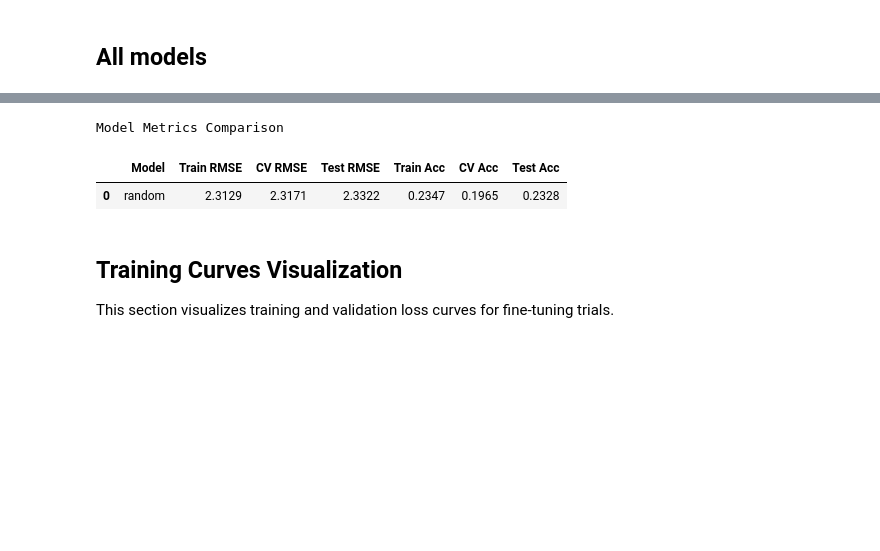
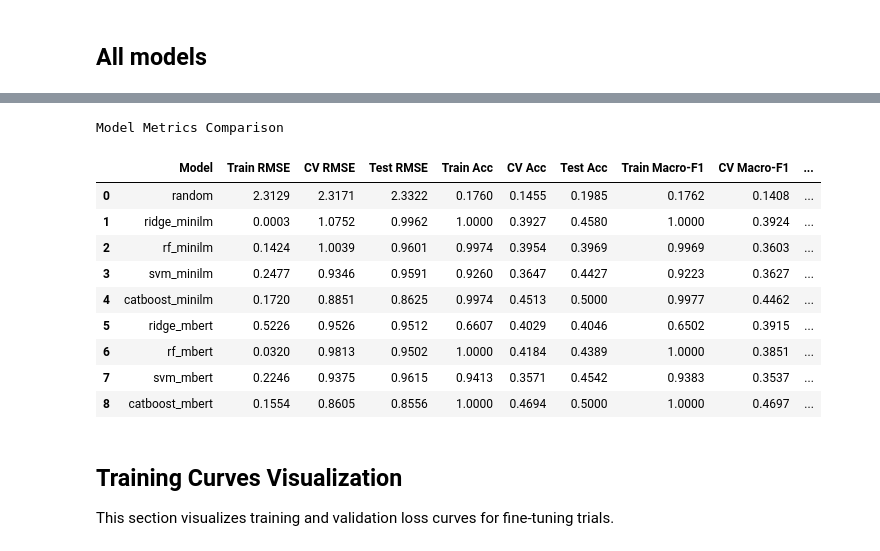
Before and after one commit to itzTerra/vis-desc, a Jupyter notebook: modules/lab/src/models/encoder/visualize_metrics.ipynb, the cells around one changed output, grey strips where cells are left out. Saved outputs shown, nothing was run; the diff lists cells and outputs as text; code cells hidden in the pictures; blank space fills up the shorter version.

Commit message:
feat: encoder training updates

```diff
--- a/modules/lab/src/models/encoder/visualize_metrics.ipynb
+++ b/modules/lab/src/models/encoder/visualize_metrics.ipynb
@@ -17,9 +17,25 @@ from utils import DATA_DIR
 sns.set_style("whitegrid")
 plt.rcParams["figure.figsize"] = (15, 5)
 
-metrics_files = list((DATA_DIR / "metrics").glob("*.json"))
+metrics_files = list((DATA_DIR / "metrics" / "encoder").glob("*.json"))
+metrics_files = [f for f in metrics_files if not f.name.startswith("finetuned")]
+
+MODEL_ORDER = ["random", "ridge", "rf", "svm", "catboost"]
+EMBED_ORDER = ["minilm", "mbert"]
+
+metrics_files.sort(
+    key=lambda f: MODEL_ORDER.index(f.stem.split("_")[0])
+    if f.stem.split("_")[0] in MODEL_ORDER
+    else len(MODEL_ORDER)
+)
+metrics_files.sort(
+    key=lambda f: EMBED_ORDER.index(f.stem.split("_")[1])
+    if f.stem.split("_")[1] in EMBED_ORDER
+    else -1
+)
+
 print("Available metrics files:")
-for f in metrics_files:
-    print(f"  - {f.name}")
+for i, f in enumerate(metrics_files):
+    print(f"  - [{i}] {f.name}")
 # %% [output]
 Available metrics files:
@@ -28,7 +52,7 @@ Available metrics files:
 ## Specific model
 # %%
 # Select a metric file to visualize
-METRICS_FILE = metrics_files[0]
+METRICS_FILE = metrics_files[1]
 with open(METRICS_FILE, "r") as f:
     metrics_data = json.load(f)
 
@@ -396,35 +525,55 @@ for file in metrics_files:
                 if data.get("train_metrics", {}).get("mse") is not None
                 else np.nan,
                 "CV RMSE": np.sqrt(data.get("cv_metrics", {}).get("mse", np.nan))
                 if data.get("cv_metrics", {}).get("mse") is not None
                 else np.nan,
                 "Test RMSE": np.sqrt(data.get("test_metrics", {}).get("mse", np.nan))
                 if data.get("test_metrics", {}).get("mse") is not None
                 else np.nan,
                 "Train Acc": data.get("train_metrics", {}).get("accuracy", None),
                 "CV Acc": data.get("cv_metrics", {}).get("accuracy", None),
                 "Test Acc": data.get("test_metrics", {}).get("accuracy", None),
+                "Train Macro-F1": np.mean(data.get("train_metrics", {}).get("f1", []))
+                if data.get("train_metrics", {}).get("f1")
+                else None,
+                "CV Macro-F1": np.mean(data.get("cv_metrics", {}).get("f1", []))
+                if data.get("cv_metrics", {}).get("f1")
+                else None,
+                "Test Macro-F1": np.mean(data.get("test_metrics", {}).get("f1", []))
+                if data.get("test_metrics", {}).get("f1")
+                else None,
             }
         )
 
 metrics_df = pd.DataFrame(all_metrics)
 
 display(
     metrics_df.style.format(
         {
             "Train RMSE": "{:.4f}",
             "CV RMSE": "{:.4f}",
             "Test RMSE": "{:.4f}",
             "Train Acc": "{:.4f}",
             "CV Acc": "{:.4f}",
             "Test Acc": "{:.4f}",
+            "Train Macro-F1": "{:.4f}",
+            "CV Macro-F1": "{:.4f}",
+            "Test Macro-F1": "{:.4f}",
         }
     ).set_caption("Model Metrics Comparison")
 )
 # %% [output]
 Model Metrics Comparison
-|  | Model | Train RMSE | CV RMSE | Test RMSE | Train Acc | CV Acc | Test Acc |
-| 0 | random | 2.3129 | 2.3171 | 2.3322 | 0.2347 | 0.1965 | 0.2328 |
+|  | Model | Train RMSE | CV RMSE | Test RMSE | Train Acc | CV Acc | Test Acc | Train Macro-F1 | CV Macro-F1 | ... |
+| 0 | random | 2.3129 | 2.3171 | 2.3322 | 0.1760 | 0.1455 | 0.1985 | 0.1762 | 0.1408 | ... |
+| 1 | ridge_minilm | 0.0003 | 1.0752 | 0.9962 | 1.0000 | 0.3927 | 0.4580 | 1.0000 | 0.3924 | ... |
+| 2 | rf_minilm | 0.1424 | 1.0039 | 0.9601 | 0.9974 | 0.3954 | 0.3969 | 0.9969 | 0.3603 | ... |
+| 3 | svm_minilm | 0.2477 | 0.9346 | 0.9591 | 0.9260 | 0.3647 | 0.4427 | 0.9223 | 0.3627 | ... |
+| 4 | catboost_minilm | 0.1720 | 0.8851 | 0.8625 | 0.9974 | 0.4513 | 0.5000 | 0.9977 | 0.4462 | ... |
+| 5 | ridge_mbert | 0.5226 | 0.9526 | 0.9512 | 0.6607 | 0.4029 | 0.4046 | 0.6502 | 0.3915 | ... |
+| 6 | rf_mbert | 0.0320 | 0.9813 | 0.9502 | 1.0000 | 0.4184 | 0.4389 | 1.0000 | 0.3851 | ... |
+| 7 | svm_mbert | 0.2246 | 0.9375 | 0.9615 | 0.9413 | 0.3571 | 0.4542 | 0.9383 | 0.3537 | ... |
+| 8 | catboost_mbert | 0.1554 | 0.8605 | 0.8556 | 1.0000 | 0.4694 | 0.5000 | 1.0000 | 0.4697 | ... |
 # %% [markdown]
 ## Training Curves Visualization
 
```
Also changed, not shown: parts of 10 cells of this notebook, 4 other files.
